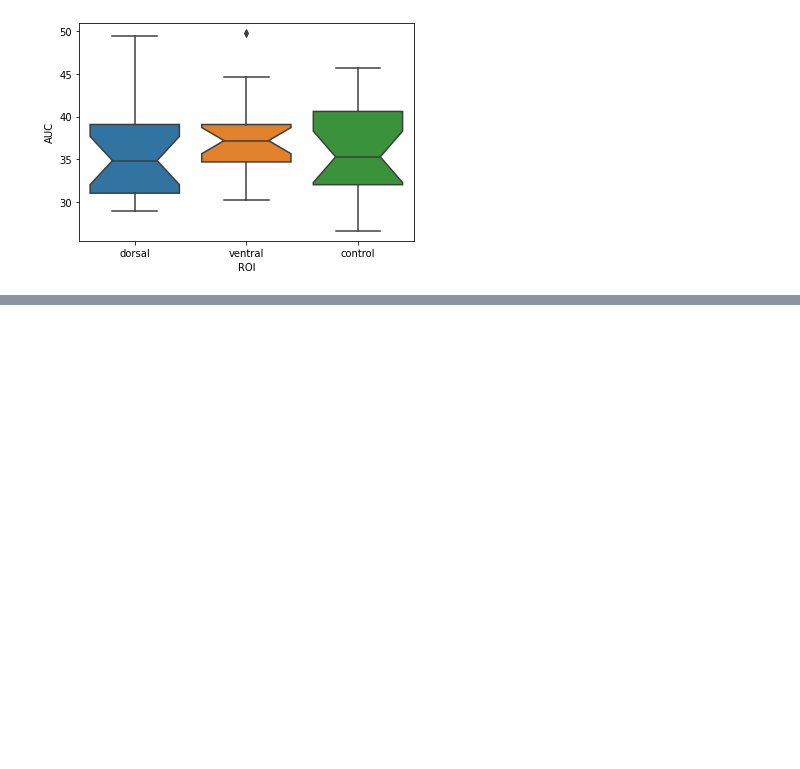
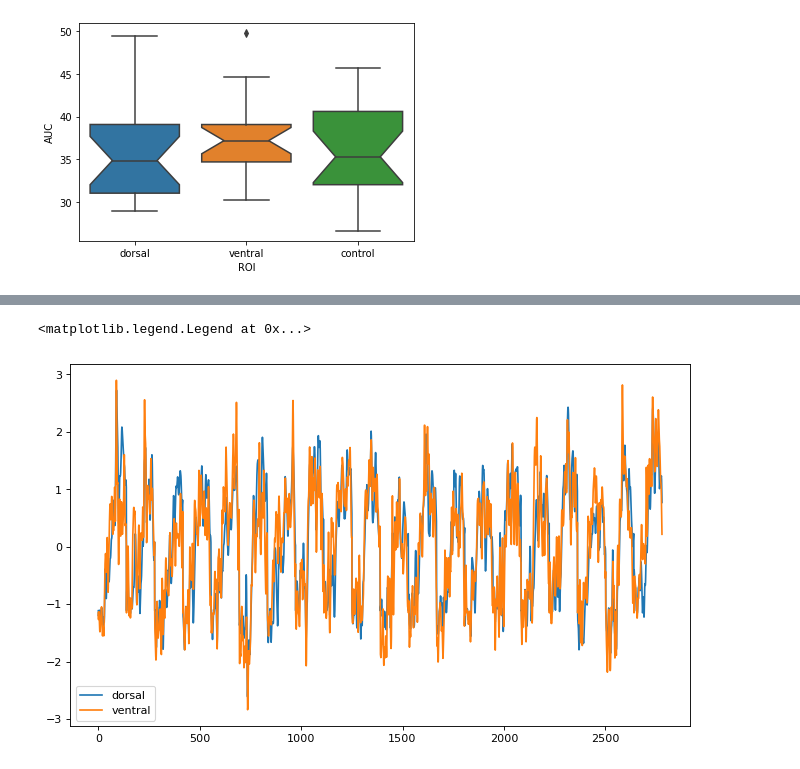
Before and after one commit to vayzenb/pepdoc, a Jupyter notebook: analysis/pepdoc_analysis.ipynb, the cells around one changed output, grey strips where cells are left out. Cells and saved outputs as stored; diff of their text form; code cells hidden in the pictures; blank space fills up the shorter version.

```diff
--- a/analysis/pepdoc_analysis.ipynb
+++ b/analysis/pepdoc_analysis.ipynb
@@ -11,6 +11,8 @@ from sklearn import metrics
 
 import pdb
 # %%
+sub_list = ['AC_newepoch','AM', 'BB','CM','CR','GG','HA','IB','JM','JR','KK','KT','MC','MH','NF','SB','SG','SOG','TL','ZZ']
+data_dir = f'/lab_data/behrmannlab/vlad/pepdoc/results_ex1' #read in the file; first value is the file name
 curr_dir = f'/user_data/vayzenbe/GitHub_Repos/pepdoc' #CHANGE AS NEEEDED CAUSE ITS FOR VLAAAD
 results_dir = f'{curr_dir}/results' #where to save the results
 
@@ -383,0 +338,35 @@ array([[0.1725, 0.1875, 0.25  , ..., 0.3325, 0.295 , 0.265 ],
+# %%
+import statsmodels.api as sm
+from statsmodels.tsa.stattools import grangercausalitytests
+
+max_lag = 10
+
+comparisons = [['dorsal','ventral']]
+for roi in comparisons:
+    roi_fs = []
+    for sub in sub_list:
+        roi_df = pd.DataFrame()
+        roi_data1 = np.load(f'{data_dir}/{sub}_{roi[0]}_concat_ts.npy')
+        roi_data2 = np.load(f'{data_dir}/{sub}_{roi[1]}_concat_ts.npy')
+
+        roi_df[roi[0]] = np.mean(roi_data1, axis = 1)
+        roi_df[roi[1]] = np.mean(roi_data2, axis = 1)
+
+        roi_df = roi_df.apply(stats.zscore)
+
+
+        #df = df.diff().dropna()
+
+        gc_1 = grangercausalitytests(roi_df[[roi[0],roi[1]]], maxlag=max_lag)
+        gc_2 = grangercausalitytests(roi_df[[roi[1],roi[0]]], maxlag=max_lag)
+
+        roi1_f = []
+        roi2_f = []
+        for gcn in range(1,len(gc_1)):
+            roi1_f.append(gc_1[gcn][0]['ssr_ftest'][0])
+            roi2_f.append(gc_2[gcn][0]['ssr_ftest'][0])
+
+        max_roi_1 = np.max(roi1_f)
+        max_roi_2 = np.max(roi2_f)
+
+        roi_fs.append(max_roi_1 - max_roi_2)
@@ -383,0 +414,8 @@ array([[0.1725, 0.1875, 0.25  , ..., 0.3325, 0.295 , 0.265 ],
+# %%
+plt.figure(figsize=(10, 6), dpi=80)
+plt.plot(roi_df[roi[0]], label = roi[0])
+plt.plot(roi_df[roi[1]], label = roi[1])
+plt.legend()
+# %% [output]
+<matplotlib.legend.Legend at 0x...>
+[figure, added]
```
Also changed, not shown: parts of 7 cells of this notebook, 4 other files.
